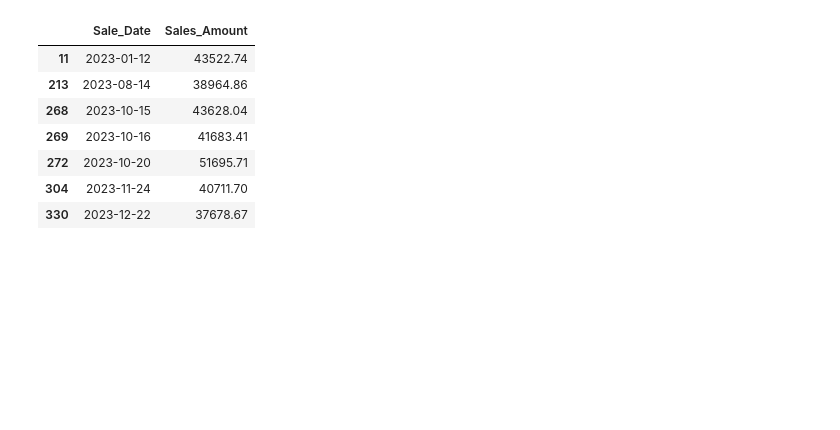
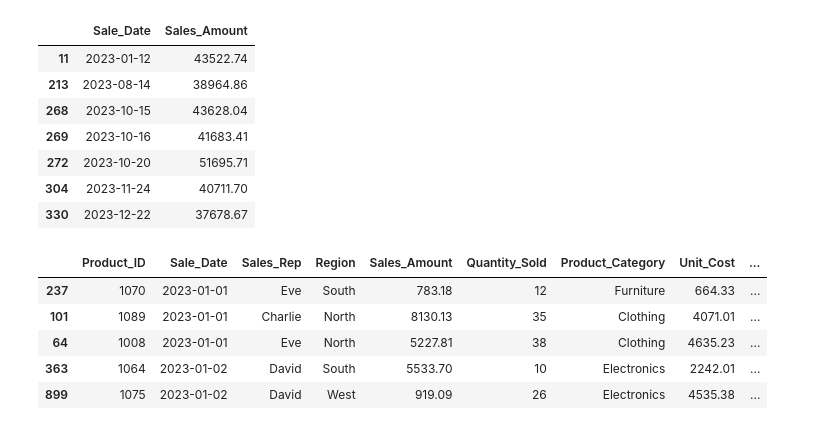
Before and after one commit to ashishjadhav123/Math-and-Statistics-DS, a Jupyter notebook: Measures of Central Tendency and Dispersion/3.4 Shoes sales Analysis/kaggle_sales_data.ipynb, the cells around one changed output. Saved outputs shown, nothing was run; the diff lists cells and outputs as text; code cells hidden in the pictures; blank space fills up the shorter version.

```diff
--- a/Measures of Central Tendency and Dispersion/3.4 Shoes sales Analysis/kaggle_sales_data.ipynb
+++ b/Measures of Central Tendency and Dispersion/3.4 Shoes sales Analysis/kaggle_sales_data.ipynb
@@ -172,3 +172,12 @@ outliers
 | 272 | 2023-10-20 | 51695.71 |
 | 304 | 2023-11-24 | 40711.70 |
 | 330 | 2023-12-22 | 37678.67 |
+# %%
+df_sales.head()
+# %% [output]
+|  | Product_ID | Sale_Date | Sales_Rep | Region | Sales_Amount | Quantity_Sold | Product_Category | Unit_Cost | ... |
+| 237 | 1070 | 2023-01-01 | Eve | South | 783.18 | 12 | Furniture | 664.33 | ... |
+| 101 | 1089 | 2023-01-01 | Charlie | North | 8130.13 | 35 | Clothing | 4071.01 | ... |
+| 64 | 1008 | 2023-01-01 | Eve | North | 5227.81 | 38 | Clothing | 4635.23 | ... |
+| 363 | 1064 | 2023-01-02 | David | South | 5533.70 | 10 | Electronics | 2242.01 | ... |
+| 899 | 1075 | 2023-01-02 | David | West | 919.09 | 26 | Electronics | 4535.38 | ... |
```
Also changed, not shown: parts of 6 cells of this notebook.
